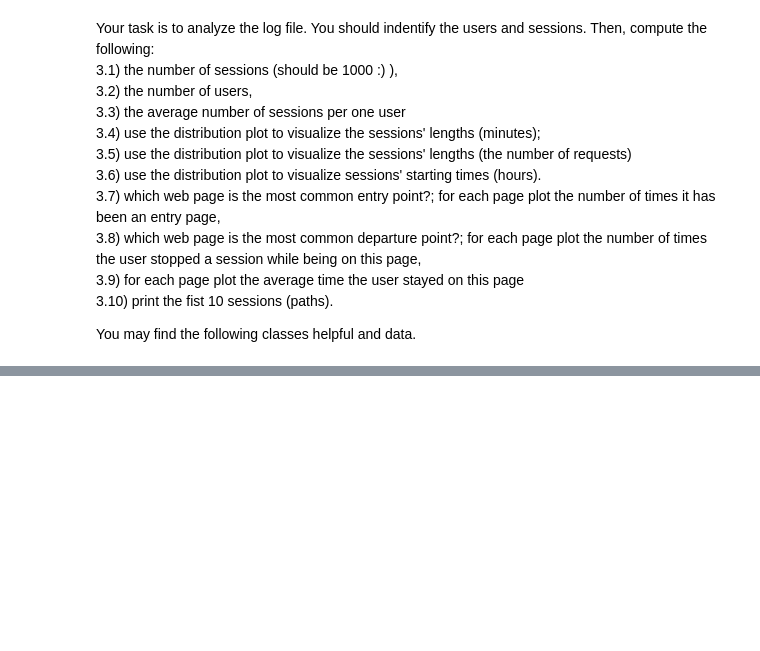
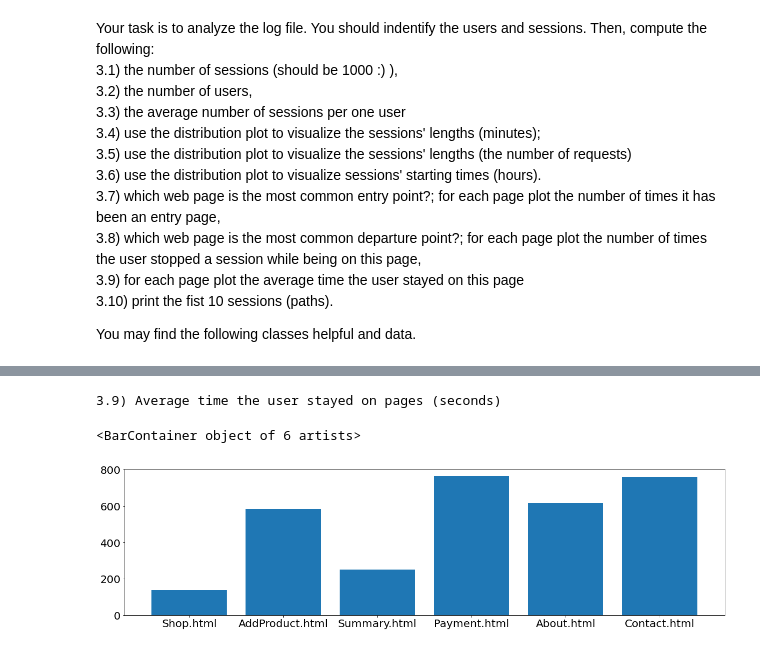
Before and after one commit to feliksczart/zasoby_informacyjne, a Jupyter notebook: Lab9/Lab9_Logs.ipynb, the cells around one changed output, grey strips where cells are left out. Cells and saved outputs as stored; diff of their text form; code cells hidden in the pictures; blank space fills up the shorter version.

```diff
--- a/Lab9/Lab9_Logs.ipynb
+++ b/Lab9/Lab9_Logs.ipynb
@@ -203,0 +209,36 @@ plt.plot()
+# %%
+PAGES_DICT = {}
+for i in PAGES:
+    PAGES_DICT[i] = []
+
+user_sessions = []
+for i in users.keys():
+    user_sessions = []
+    for j in sessions:
+        if i == j.requests[0].ip:
+            user_sessions.append(j)
+    computer = Computer(i,user_sessions)
+    for k in computer.sessions:
+        c = 1
+        for r in k.requests:
+            try:
+                q = k.requests[c]
+            except:
+                PAGES_DICT[r.page].append(threshold)
+            else:
+                PAGES_DICT[r.page].append(q.time-r.time)
+            c += 1
+
+# print(PAGES_DICT)
+avg = []
+for i in PAGES_DICT.keys():
+    avg.append(round(sum(PAGES_DICT[i])/len(PAGES_DICT[i]),2))
+
+print("3.9) Average time the user stayed on pages (seconds)")
+plt.rcParams.update({'font.size': 20})
+plt.rcParams["figure.figsize"] = (20,5)
+plt.bar([i for i in PAGES_DICT.keys()],avg)
+# %% [output]
+3.9) Average time the user stayed on pages (seconds)
+<BarContainer object of 6 artists>
+[figure, added]
```
Also changed, not shown: parts of 6 cells of this notebook.
